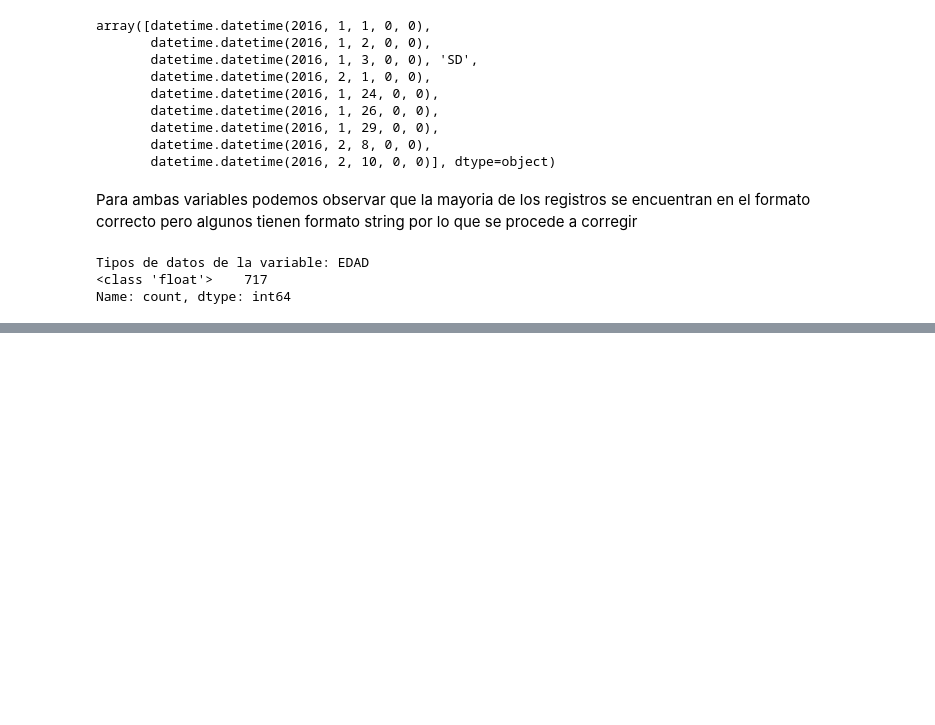
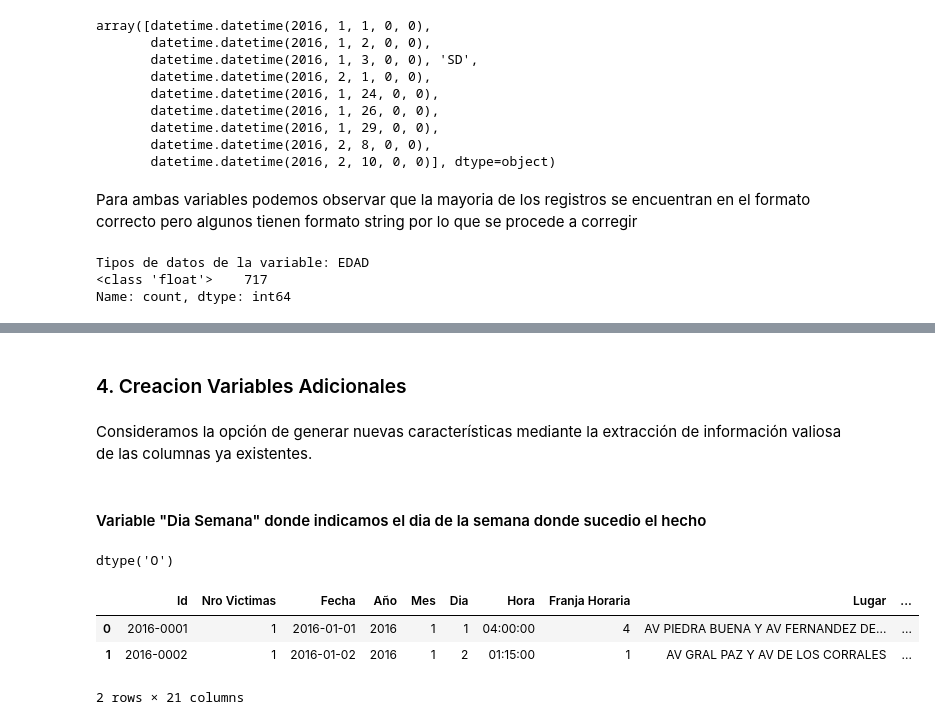
Before and after one commit to ASGuzman/PI2_Siniestros_Viales, a Jupyter notebook: ETL.ipynb, the cells around one changed output, grey strips where cells are left out. Drawn from its saved outputs; the diff is of its cells as text; code cells hidden in the pictures; blank space fills up the shorter version.

```diff
--- a/ETL.ipynb
+++ b/ETL.ipynb
@@ -318,0 +426,4 @@ df_hechos["HH"] = df_hechos["HH"].replace("SD",hora_moda)
+# %%
+df_hechos["Tipo Calle"] = df_hechos["Tipo Calle"].astype("category")
+df_hechos["Victima"] = df_hechos["Victima"].astype("category")
+df_hechos["Acusado"] = df_hechos["Acusado"].astype("category")
@@ -318,0 +453,3 @@ df_hechos["HH"] = df_hechos["HH"].replace("SD",hora_moda)
+# %%
+df_hechos["Longitud"] = pd.to_numeric(df_hechos["Longitud"], errors="coerce")
+df_hechos["Latitud"] = pd.to_numeric(df_hechos["Latitud"], errors="coerce")
@@ -344,3 +472,0 @@ Name: count, dtype: int64
-# %%
-df_hechos["pos x"] = pd.to_numeric(df_hechos["pos x"], errors="coerce")
-df_hechos["pos y"] = pd.to_numeric(df_hechos["pos y"], errors="coerce")
@@ -429,0 +627,18 @@ Name: count, dtype: int64
+# %% [markdown]
+### 4. Creacion Variables Adicionales
+# %% [markdown]
+Consideramos la opción de generar nuevas características mediante la extracción de información valiosa de las columnas ya existentes.
+# %% [markdown]
+#### Variable "Dia Semana" donde indicamos el dia de la semana donde sucedio el hecho
+# %%
+df_hechos["Fecha"].dtype
+# %% [output]
+dtype('O')
+# %%
+df_hechos["DiaSemana"] = df_hechos["Fecha"].apply(lambda x: calendar.day_name[x.weekday()])
+df_hechos.head(2)
+# %% [output]
+|  | Id | Nro Victimas | Fecha | Año | Mes | Dia | Hora | Franja Horaria | Lugar | ... |
+| 0 | 2016-0001 | 1 | 2016-01-01 | 2016 | 1 | 1 | 04:00:00 | 4 | AV PIEDRA BUENA Y AV FERNANDEZ DE... | ... |
+| 1 | 2016-0002 | 1 | 2016-01-02 | 2016 | 1 | 2 | 01:15:00 | 1 | AV GRAL PAZ Y AV DE LOS CORRALES | ... |
+2 rows × 21 columns
```
Also changed, not shown: parts of 73 cells of this notebook, 4 other files.
